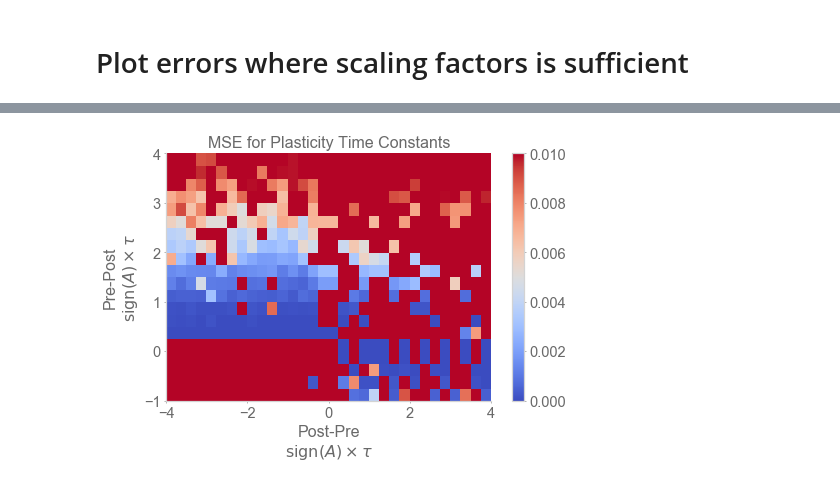
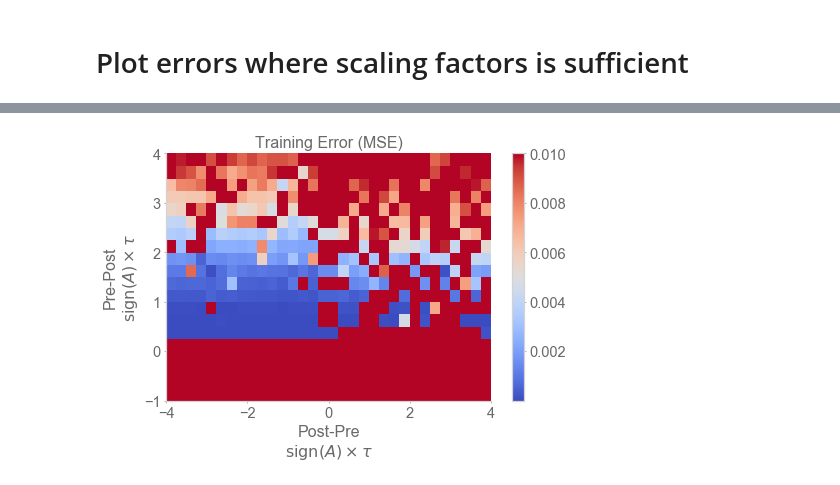
Before and after one commit to chingf/sr-project, a Jupyter notebook: notebooks/1d-tau-grids.ipynb, the cells around one changed output, grey strips where cells are left out. Saved outputs shown, nothing was run; the diff lists cells and outputs as text; code cells hidden in the pictures.

```diff
--- a/notebooks/1d-tau-grids.ipynb
+++ b/notebooks/1d-tau-grids.ipynb
@@ -50,6 +50,7 @@ def recalc_val(save_path):
 # %%
 param_regex = 'pos(.*)_neg(.*)'
 gridsearch_dir = "../trained_models/01_tau_gridsearch/"
+gridsearch_dir = "/home/chingf/engram/Ching/01_tau_gridsearch/"
 tau_neg_axes = []
 tau_pos_axes = []
 vals = []
@@ -94,23 +95,23 @@ for d in os.listdir(gridsearch_dir):
 # %%
 tau_neg_axes = np.array(results['tau_neg_axes'])
 tau_pos_axes = np.array(results['tau_pos_axes'])
-tau_neg_unique = np.sort(np.unique(xs))
-tau_pos_unique = np.sort(np.unique(ys))
+tau_neg_unique = np.sort(np.unique(tau_neg_axes))
+tau_pos_unique = np.sort(np.unique(tau_pos_axes))
 # %% [markdown]
 # Plot errors where scaling factors is sufficient
 # %%
-Aneg_coeff_mat = np.zeros((xs.size, ys.size))*np.nan
+Aneg_coeff_mat = np.zeros((tau_neg_unique.size, tau_pos_unique.size))*np.nan
 for tau_neg_ax, tau_pos_ax, A_neg in zip(
     results['tau_neg_axes'], results['tau_pos_axes'], results['A_negs']
     ):
-    x_idx = np.argwhere(xs == tau_neg_ax)[0,0]
-    y_idx = np.argwhere(ys == tau_pos_ax)[0,0]
+    x_idx = np.argwhere(tau_neg_unique == tau_neg_ax)[0,0]
+    y_idx = np.argwhere(tau_pos_unique == tau_pos_ax)[0,0]
     Aneg_coeff_mat[x_idx][y_idx] = A_neg*10*np.exp(-1/abs(tau_neg_ax))
 # %%
-Apos_coeff_mat = np.zeros((xs.size, ys.size))*np.nan
+Apos_coeff_mat = np.zeros((tau_neg_unique.size, tau_pos_unique.size))*np.nan
 for tau_neg_ax, tau_pos_ax, A_pos in zip(
     results['tau_neg_axes'], results['tau_pos_axes'], results['A_poses']
     ):
-    x_idx = np.argwhere(xs == tau_neg_ax)[0,0]
-    y_idx = np.argwhere(ys == tau_pos_ax)[0,0]
+    x_idx = np.argwhere(tau_neg_unique == tau_neg_ax)[0,0]
+    y_idx = np.argwhere(tau_pos_unique == tau_pos_ax)[0,0]
     Apos_coeff_mat[x_idx][y_idx] = A_pos*10*np.exp(-1/abs(tau_neg_ax))
@@ -146,39 +147,39 @@ plt.show()
 from matplotlib.colors import BoundaryNorm
 from matplotlib.ticker import MaxNLocator
 # %%
-from scipy.ndimage.filters import gaussian_filter
+from scipy.ndimage.filters import gaussian_filter, uniform_filter
 coeff_threshold = 0.1
 
 # Collect values
-mat = np.zeros((xs.size, ys.size))*np.nan
+mat = np.zeros((tau_neg_unique.size, tau_pos_unique.size))*np.nan
 for tau_neg_ax, tau_pos_ax, val in zip(
     results['tau_neg_axes'], results['tau_pos_axes'], results['vals']
     ):
-    x_idx = np.argwhere(xs == tau_neg_ax)[0,0]
-    y_idx = np.argwhere(ys == tau_pos_ax)[0,0]
+    x_idx = np.argwhere(tau_neg_unique == tau_neg_ax)[0,0]
+    y_idx = np.argwhere(tau_pos_unique == tau_pos_ax)[0,0]
     mat[x_idx][y_idx] = val
 
 # "Zero"-out entries where coefficient approaches zero
 mat[Aneg_coeff_mat<coeff_threshold] = 0.05
 mat[Apos_coeff_mat<coeff_threshold] = 0.05
 
-#mat = gaussian_filter(mat, 0.5)
+#mat = gaussian_filter(mat, 0.9)
 
-x_list = np.sort(np.unique(xs))
-y_list = np.sort(np.unique(ys))
+x_list = tau_neg_unique #np.sort(np.unique(xs))
+y_list = tau_pos_unique #np.sort(np.unique(ys))
 x, y = np.meshgrid(x_list, y_list)
 fig, ax = plt.subplots(figsize=(7,5))
 im = ax.pcolormesh(
     x, y, mat.T, cmap="coolwarm", vmax=0.01
     )
 fig.colorbar(im, ax=ax)
 
-#plt.yticks([0, 2, 4])
+#plt.xlim(-4, 2)
 plt.xlabel('Post-Pre\n$\mathrm{sign}(A)\\times \\tau$')
 plt.ylabel('Pre-Post\n$\mathrm{sign}(A)\\times \\tau$')
-plt.title("MSE for Plasticity Time Constants")
+plt.title("Training Error (MSE)")
 plt.tight_layout()
 plt.savefig("tau_grid_mse_zeroed.png", dpi=300)
 plt.show()
 # %% [output]
-[figure, old version]
+[figure, new version]
```
Also changed, not shown: parts of 3 cells of this notebook, 3 other files.
